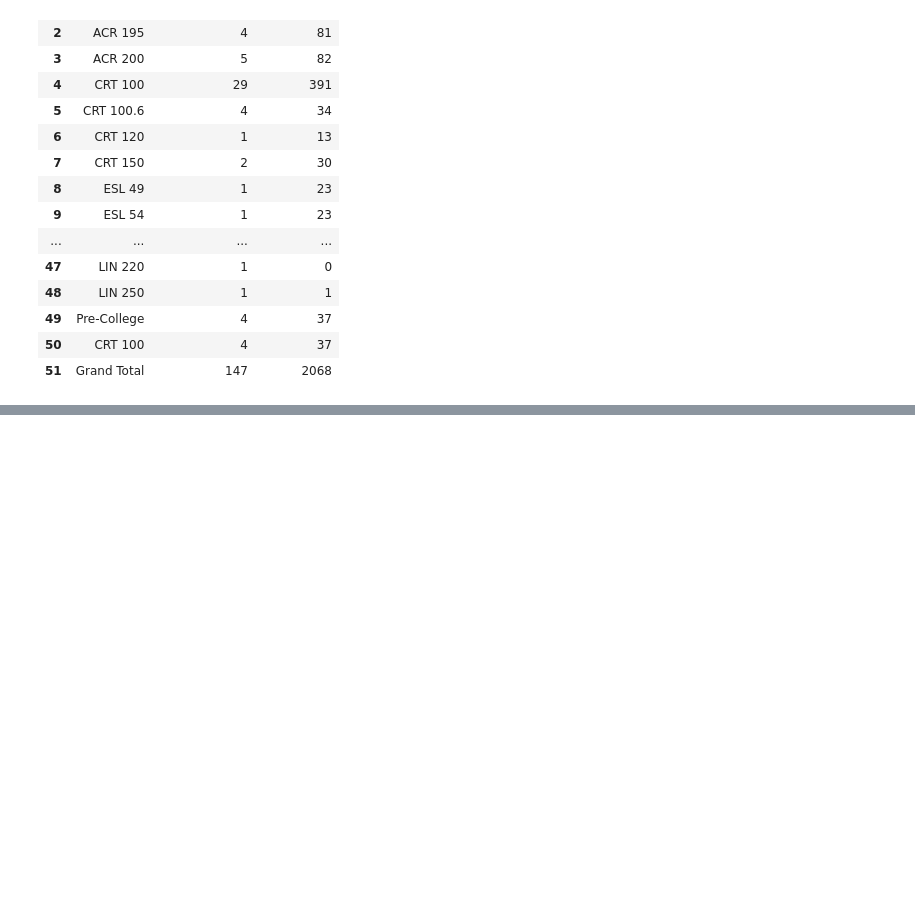
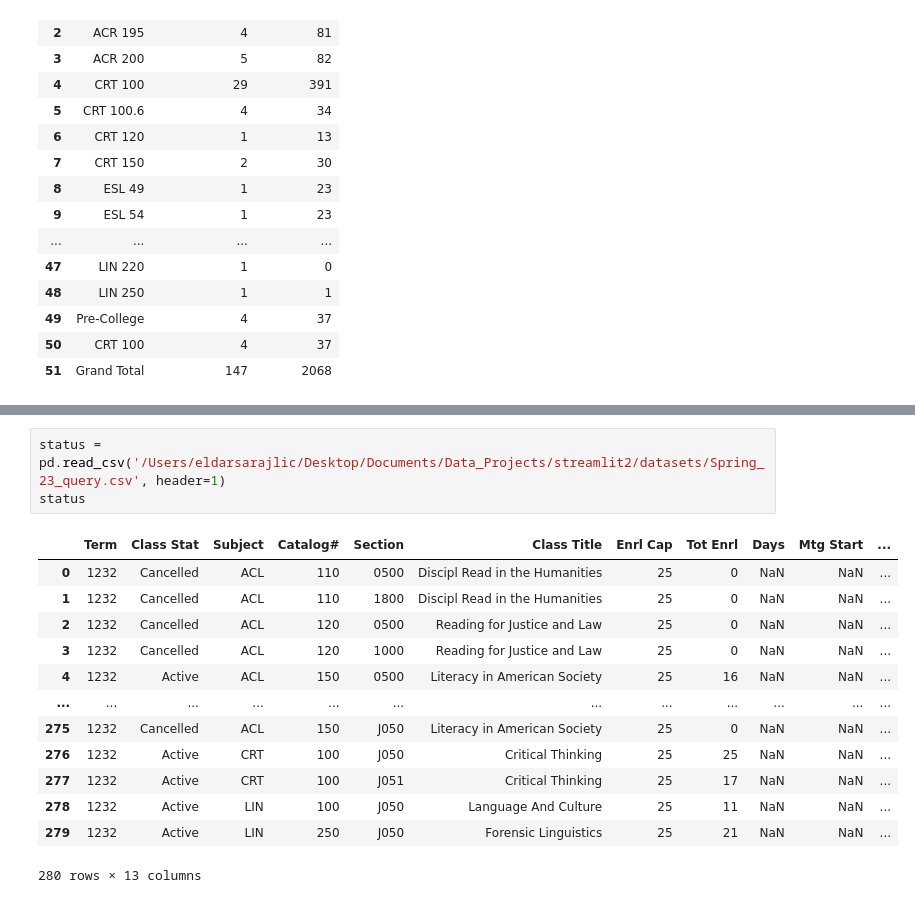
Before and after one commit to eldarsaraj/EnrollMetrics, a Jupyter notebook: worksheet.ipynb, the cells around one changed output, grey strips where cells are left out. Drawn from its saved outputs; the diff is of its cells as text; blank space fills up the shorter version.

```diff
--- a/worksheet.ipynb
+++ b/worksheet.ipynb
@@ -524,0 +768,17 @@ fall_22.drop(columns=['Unnamed: 0'])
+# %%
+status = pd.read_csv('/Users/eldarsarajlic/Desktop/Documents/Data_Projects/streamlit2/datasets/Spring_23_query.csv', header=1)
+status
+# %% [output]
+|  | Term | Class Stat | Subject | Catalog# | Section | Class Title | Enrl Cap | Tot Enrl | Days | Mtg Start | ... |
+| 0 | 1232 | Cancelled | ACL | 110 | 0500 | Discipl Read in the Humanities | 25 | 0 | NaN | NaN | ... |
+| 1 | 1232 | Cancelled | ACL | 110 | 1800 | Discipl Read in the Humanities | 25 | 0 | NaN | NaN | ... |
+| 2 | 1232 | Cancelled | ACL | 120 | 0500 | Reading for Justice and Law | 25 | 0 | NaN | NaN | ... |
+| 3 | 1232 | Cancelled | ACL | 120 | 1000 | Reading for Justice and Law | 25 | 0 | NaN | NaN | ... |
+| 4 | 1232 | Active | ACL | 150 | 0500 | Literacy in American Society | 25 | 16 | NaN | NaN | ... |
+| ... | ... | ... | ... | ... | ... | ... | ... | ... | ... | ... | ... |
+| 275 | 1232 | Cancelled | ACL | 150 | J050 | Literacy in American Society | 25 | 0 | NaN | NaN | ... |
+| 276 | 1232 | Active | CRT | 100 | J050 | Critical Thinking | 25 | 25 | NaN | NaN | ... |
+| 277 | 1232 | Active | CRT | 100 | J051 | Critical Thinking | 25 | 17 | NaN | NaN | ... |
+| 278 | 1232 | Active | LIN | 100 | J050 | Language And Culture | 25 | 11 | NaN | NaN | ... |
+| 279 | 1232 | Active | LIN | 250 | J050 | Forensic Linguistics | 25 | 21 | NaN | NaN | ... |
+280 rows × 13 columns
```
Also changed, not shown: parts of 25 cells of this notebook, 17 other files.
